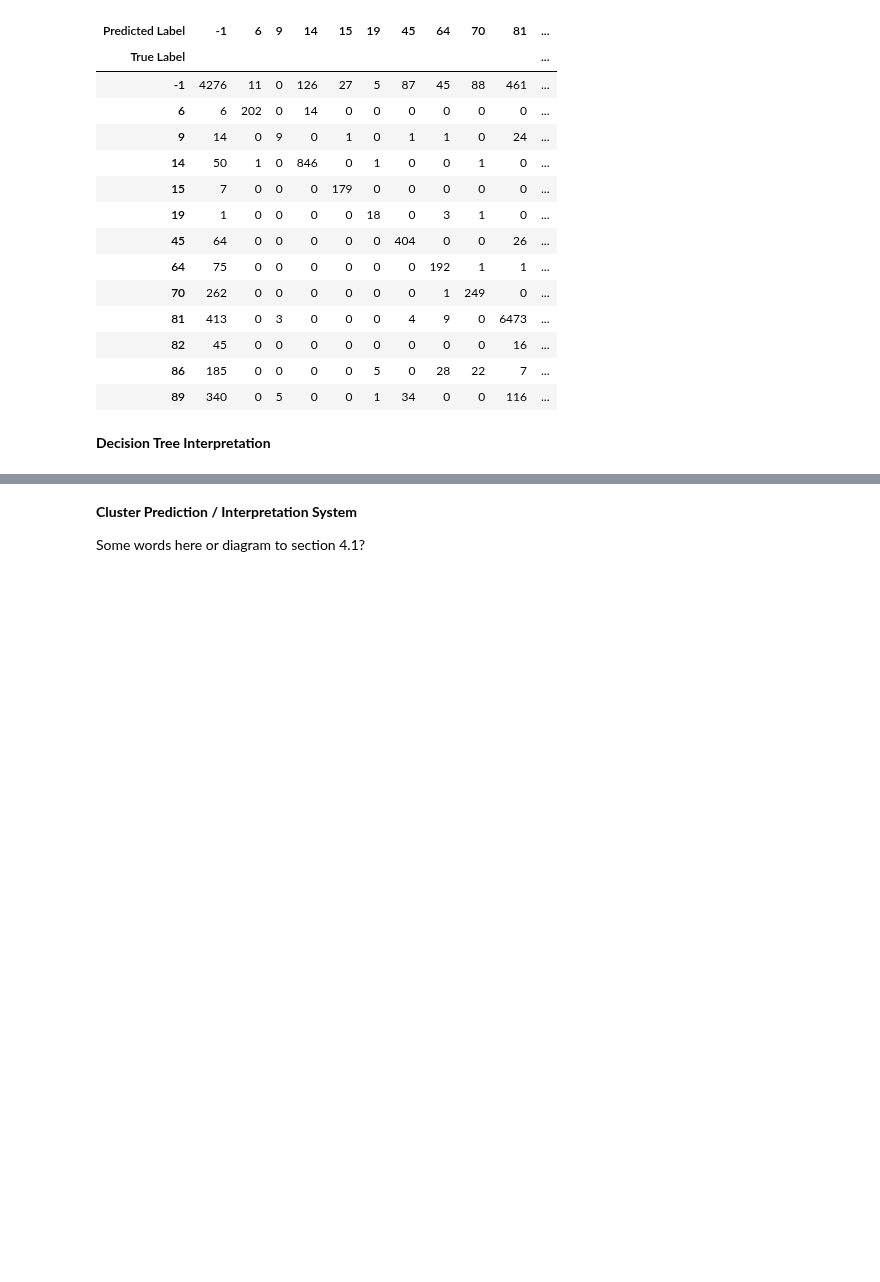
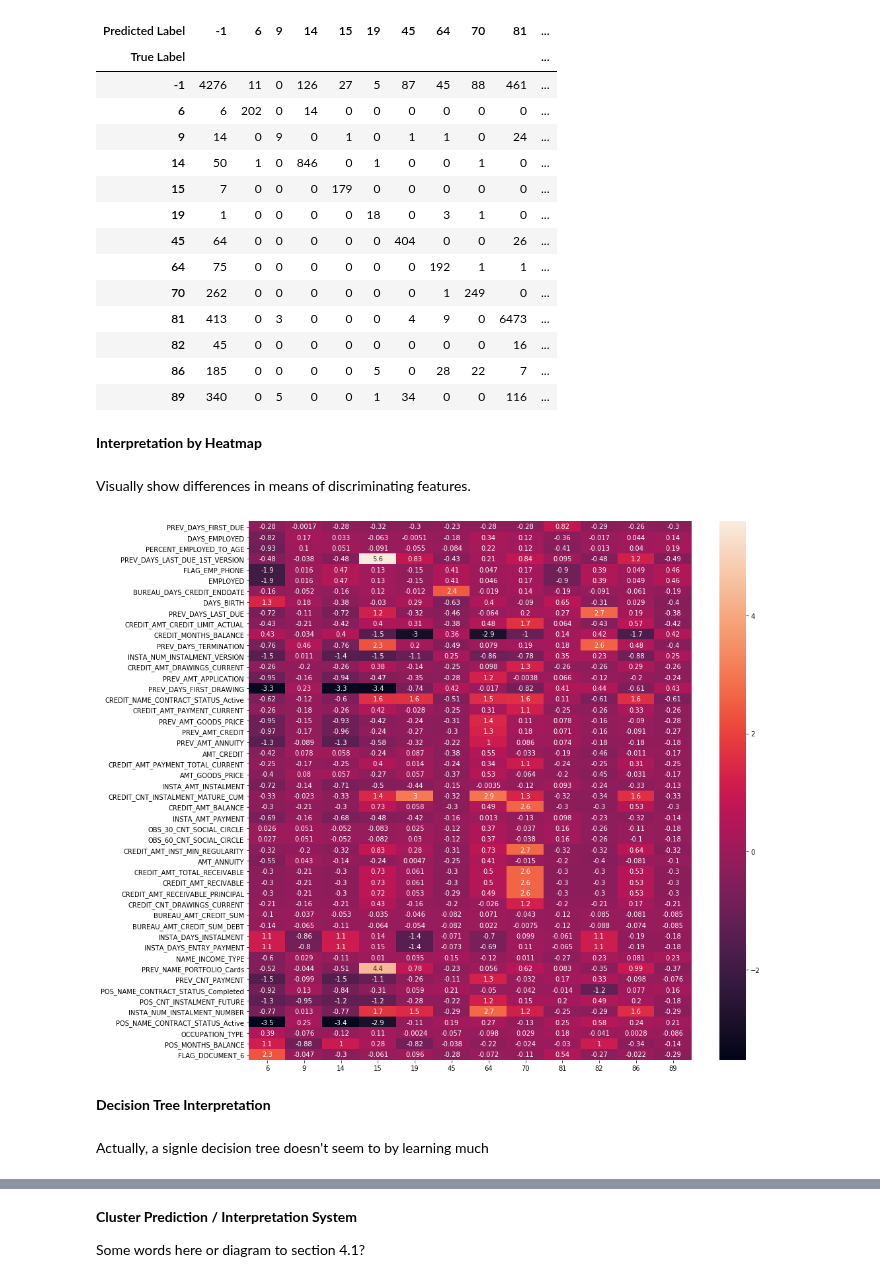
Before and after one commit to sjmiller8182/home-credit-default-risk, a Jupyter notebook: notebooks/Lab3_CRISP-DM.ipynb, the cells around one changed output, grey strips where cells are left out. Cells and saved outputs as stored; diff of their text form; code cells hidden in the pictures; blank space fills up the shorter version.

Commit message:
Add heat map of feature means by cluster

```diff
--- a/notebooks/Lab3_CRISP-DM.ipynb
+++ b/notebooks/Lab3_CRISP-DM.ipynb
@@ -1098,2 +1096,31 @@ import treeinterpreter as treein
+# %% [markdown]
+**Interpretation by Heatmap**
+# %% [markdown]
+Visually show differences in means of discriminating features.
+# %%
+lister = list()
+
+# rescale the sampled data
+cluster_raw_data = pd.DataFrame(
+    StandardScaler().fit_transform(
+        data_untransformed_sampled[import_features[:50]].iloc[ : , : ].copy()
+        ) ,
+    columns = import_features[:50]
+)
+# append the labels
+cluster_raw_data['labels'] = sampled['labels']
+# get the means of each feature grouped by label
+grouped_by_cluster = cluster_raw_data.query('labels != -1').groupby('labels').describe()
+for feature in import_features[:50]:
+    lister.append(grouped_by_cluster[feature]['mean'])
+# stack the column means for each cluster and plot heatmap
+fig, ax = plt.subplots(figsize = (15,15))
+sns.heatmap(np.column_stack(lister).T,
+            ax = ax,
+           xticklabels = grouped_by_cluster.index,
+           yticklabels = import_features[:50],
+           annot=True);
+# %% [output]
+[figure, added]
 # %% [markdown]
 **Decision Tree Interpretation**
@@ -1106,0 +1127,2 @@ dtc.fit(data_untransformed_sampled[top_50_features].iloc[ : , : ],
+# %% [markdown]
+Actually, a signle decision tree doesn't seem to by learning much
```
Also changed, not shown: parts of 7 cells of this notebook.
